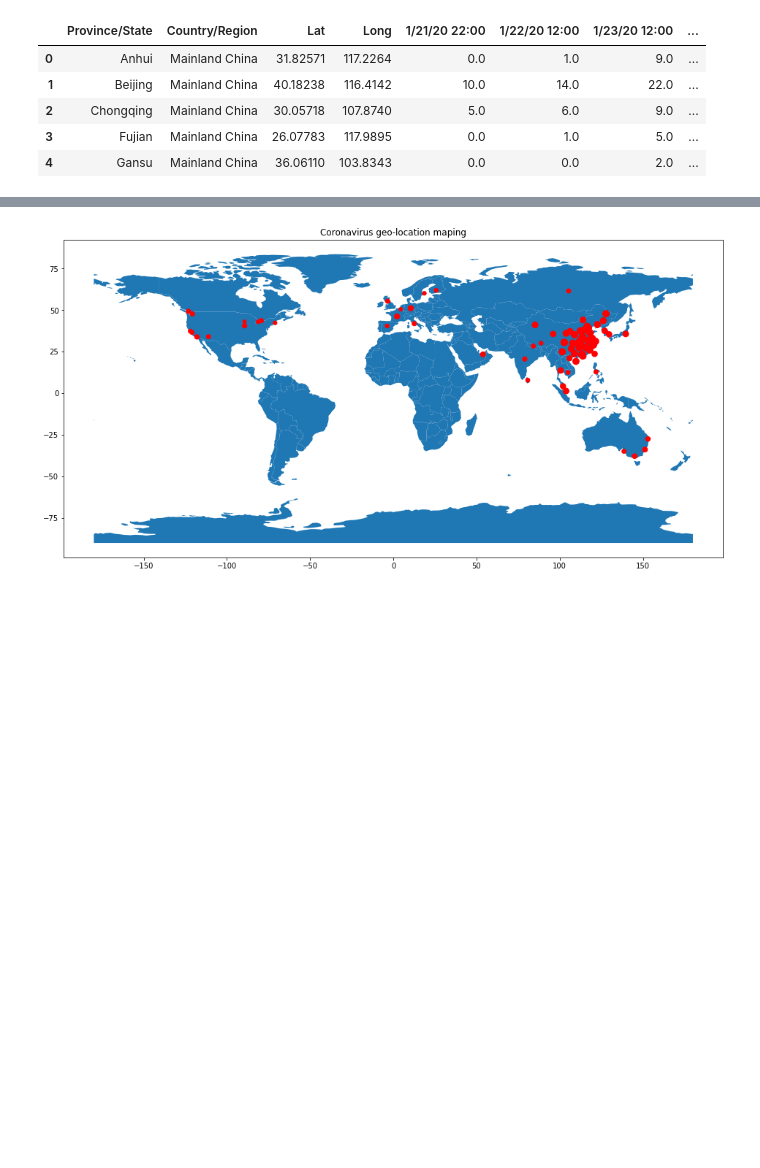
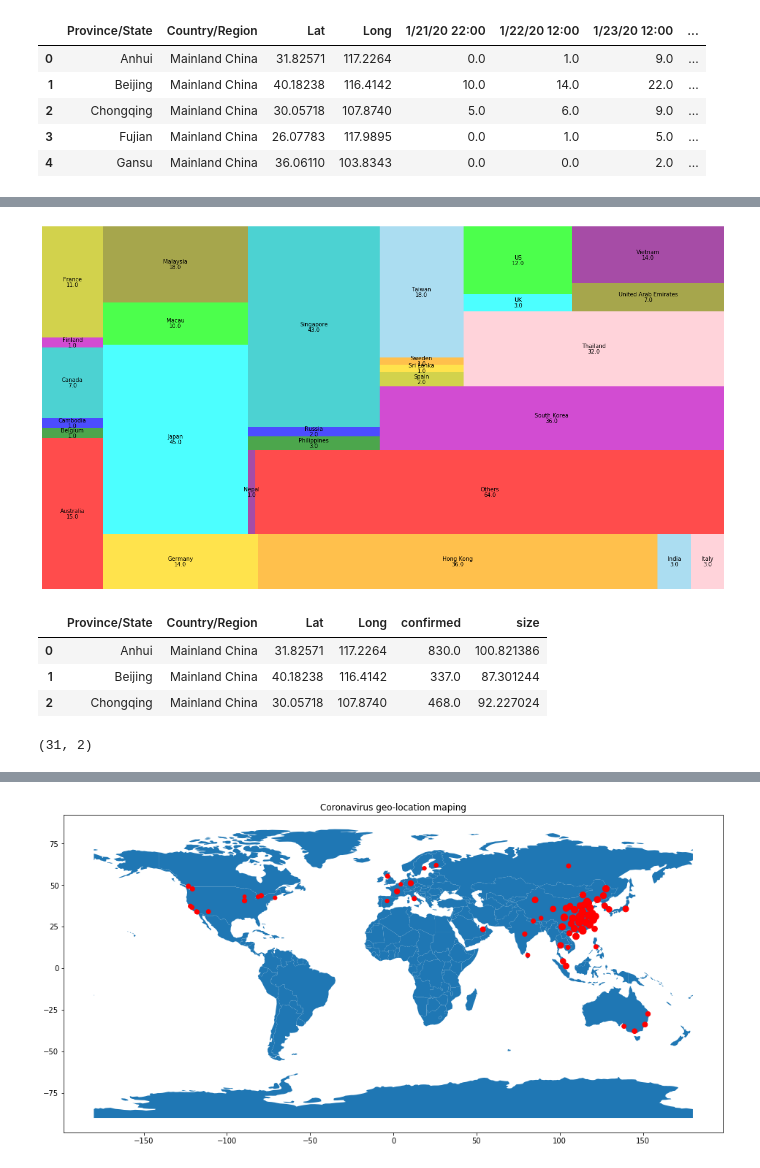
Before and after one commit to shadab4150/Clustering_projects, a Jupyter notebook: coronavirus_map.ipynb, the cells around one changed output, grey strips where cells are left out. Saved outputs shown, nothing was run; the diff lists cells and outputs as text; code cells hidden in the pictures; blank space fills up the shorter version.

```diff
--- a/coronavirus_map.ipynb
+++ b/coronavirus_map.ipynb
@@ -162,7 +175,3 @@ df1.head()
-# %%
-df1['size']=np.log(df1.confirmed.values)*30
-# %%
-df1.fillna(0,inplace=True)
 # %%
 import plotly.express as px
 df = px.data.gapminder()
@@ -174,0 +183,2 @@ fig.show()
+# %%
+color = ['r', 'g', 'b','c','m','y','gold','orange','skyblue','pink','cyan','lime','olive','purple']
@@ -174,0 +187,3 @@ fig.show()
+# %%
+new_con=df1[['Country/Region','confirmed']].groupby(['Country/Region']).agg({'confirmed':'sum'})
+new_con.reset_index(inplace=True)
@@ -174,0 +194,18 @@ fig.show()
+# %%
+plt.figure(1,figsize=(22,12))
+#color = ['r', 'g', 'b','c','m','y','gold','orange','skyblue']
+color = list(repeatlist(color, 29))
+squarify.plot(sizes=new_con[(new_con['confirmed']!=0)&(new_con['Country/Region']!='Mainland China')].confirmed.values.tolist(),
+              label=new_con[(new_con['confirmed']!=0)&(new_con['Country/Region']!='Mainland China')]['Country/Region'].values.tolist(), alpha=.7,color=color,
+              value=new_con[(new_con['confirmed']!=0)&(new_con['Country/Region']!='Mainland China')].confirmed.values.tolist())
+plt.axis('off')
+plt.show()
+# %% [output]
+[figure, added]
+# %%
+df1.head(3)
+# %% [output]
+|  | Province/State | Country/Region | Lat | Long | confirmed | size |
+| 0 | Anhui | Mainland China | 31.82571 | 117.2264 | 830.0 | 100.821386 |
+| 1 | Beijing | Mainland China | 40.18238 | 116.4142 | 337.0 | 87.301244 |
+| 2 | Chongqing | Mainland China | 30.05718 | 107.8740 | 468.0 | 92.227024 |
@@ -174,0 +214,4 @@ fig.show()
+# %%
+china_new.shape
+# %% [output]
+(31, 2)
```
Also changed, not shown: parts of 26 cells of this notebook.
